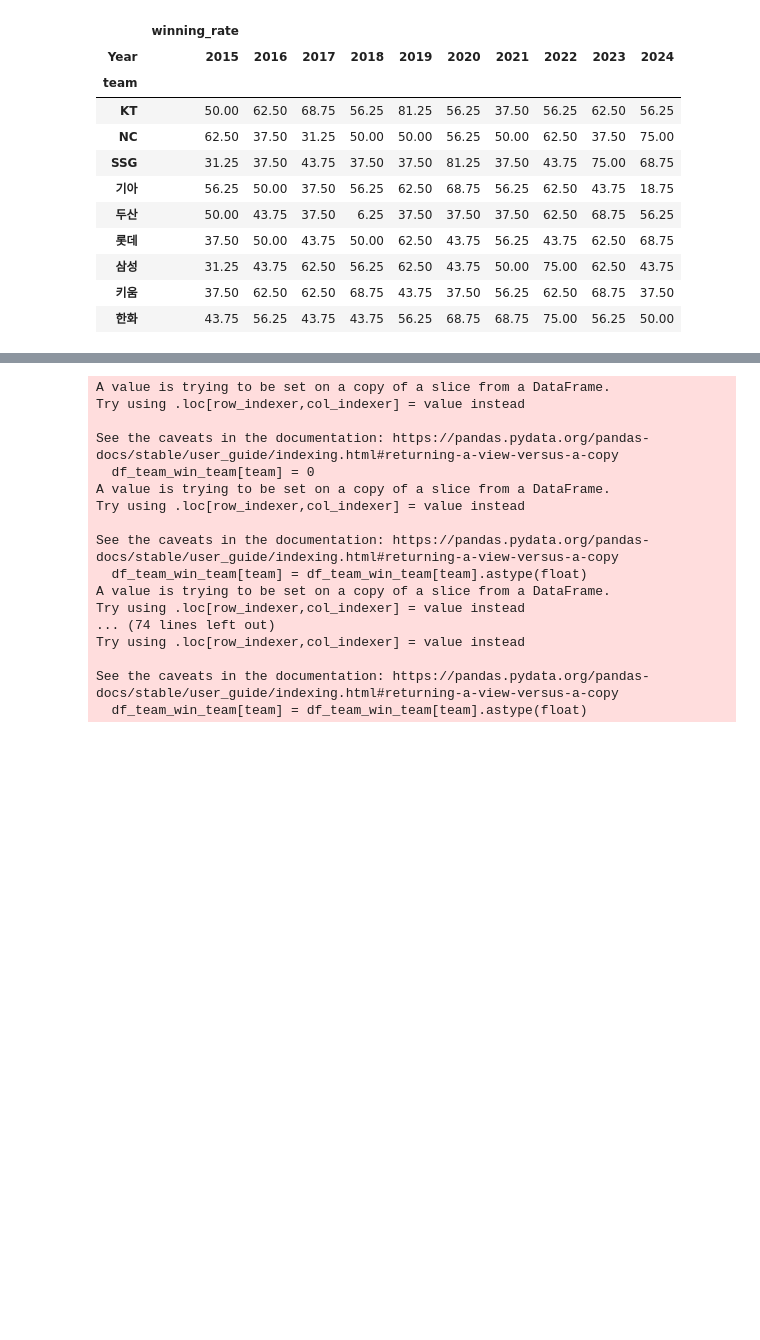
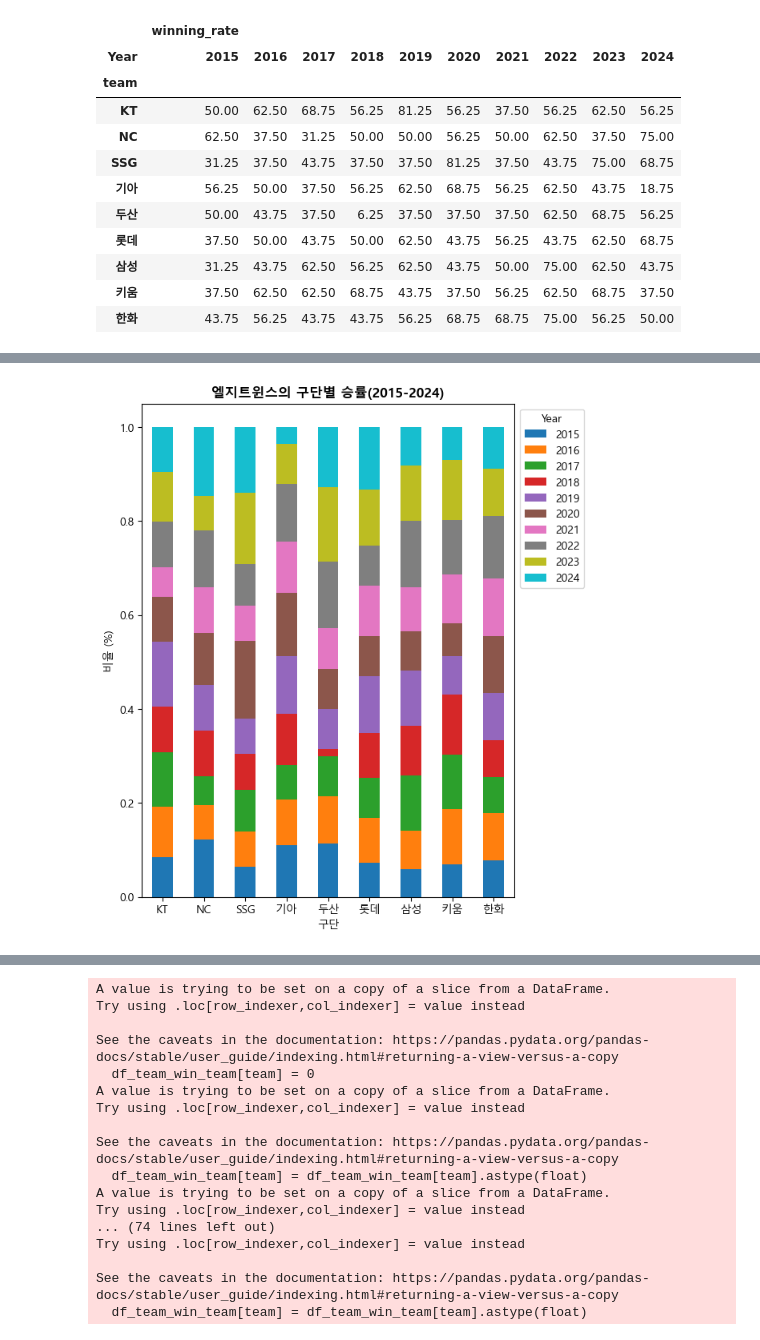
Before and after one commit to IAMKIMEUNSEO/predict2025_kbo_lgtwins_winning_rate, a Jupyter notebook: lgtwins.ipynb, the cells around one changed output, grey strips where cells are left out. Saved outputs shown, nothing was run; the diff lists cells and outputs as text; code cells hidden in the pictures; blank space fills up the shorter version.

```diff
--- a/lgtwins.ipynb
+++ b/lgtwins.ipynb
@@ -358,3 +377,20 @@ df_team_win_pivot
+# %%
+#각 행을 1로 기준으로 변환 (비율 계산)
+df_team_win_pivot_normalized = df_team_win_pivot.div(df_team_win_pivot.sum(axis=1), axis=0)
+
+#연도별 라벨 가져오기
+label = list(df_team_win_pivot.columns.get_level_values(1))
+
+# 막대 그래프 그리기
+ax = df_team_win_pivot_normalized.plot(kind='bar', stacked=True, figsize=(6, 8))
+plt.xticks(rotation=0)
+ax.legend(labels=label, title='Year', bbox_to_anchor=(1,1))
+ax.set_title('엘지트윈스의 구단별 승률(2015-2024)', weight='bold')
+ax.set_xlabel('구단')
+ax.set_ylabel('비율 (%)')
+plt.show()
+# %% [output]
+[figure, added]
 # %%
 import matplotlib.pyplot as plt
 import matplotlib.gridspec as gridspec
```
Also changed, not shown: parts of 2 cells of this notebook.
